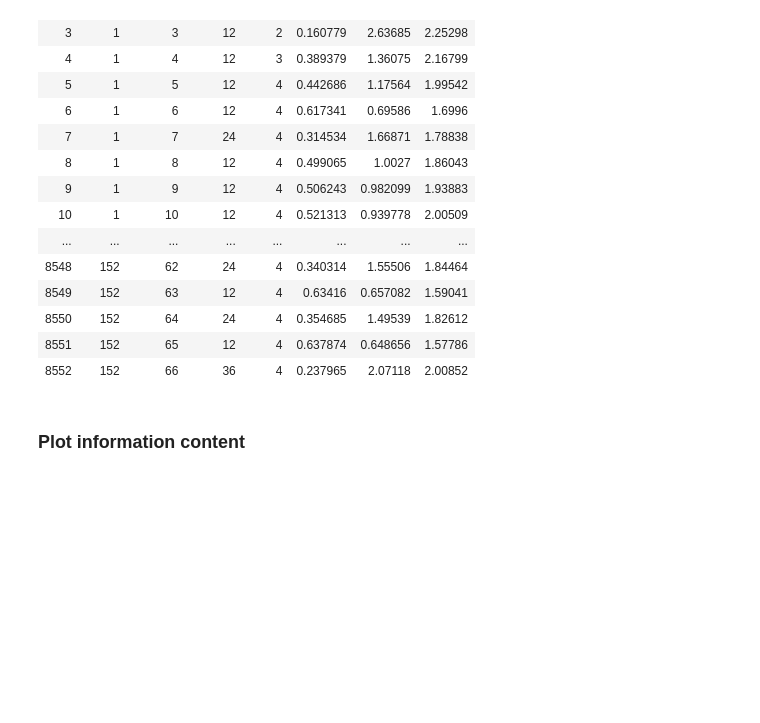
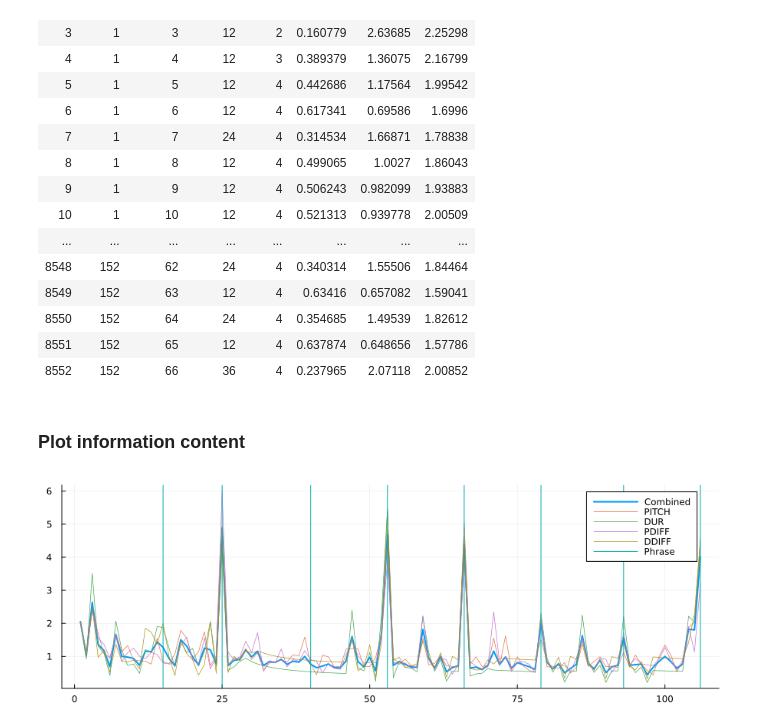
Before and after one commit to nick-harley/Idyoms, a Jupyter notebook: MultipleViewpointModels.ipynb, the cells around one changed output. Saved outputs shown, nothing was run; the diff lists cells and outputs as text; code cells hidden in the pictures; blank space fills up the shorter version.

```diff
--- a/MultipleViewpointModels.ipynb
+++ b/MultipleViewpointModels.ipynb
@@ -101,15 +101,19 @@ t = Idyoms.todataframe(m)
 ### Plot information content
 # %%
 # Plot the IC of the combined model.
-plot(t.IC[1:106], lw=2)
+plot(t.IC[1:106], lw=2, label="Combined")
 
 # Plot the IC of each separate model
-for t in tables
-    plot!(t.IC[1:106], lw=0.7)
-end
+#for t in tables
+#    plot!(t.IC[1:106], lw=0.7)
+#end
+ics = [t.IC[1:106] for t in tables];
+plot!(ics,lw=0.7,labels=["PITCH" "DUR" "PDIFF" "DDIFF"])
 
 # Extract phrase boundary information from sequences and plot them.
 phrases = [e.PHRASE for e in vcat(sequences...)];
-vline!(findall(x->x==-1,phrases[1:106]), lw = 1)
+vline!(findall(x->x==-1,phrases[1:106]), lw = 1,label="Phrase")
 
 plot!(size=(900,300))
+# %% [output]
+[figure, added]
```
Also changed, not shown: parts of 4 cells of this notebook, 6 other files.
